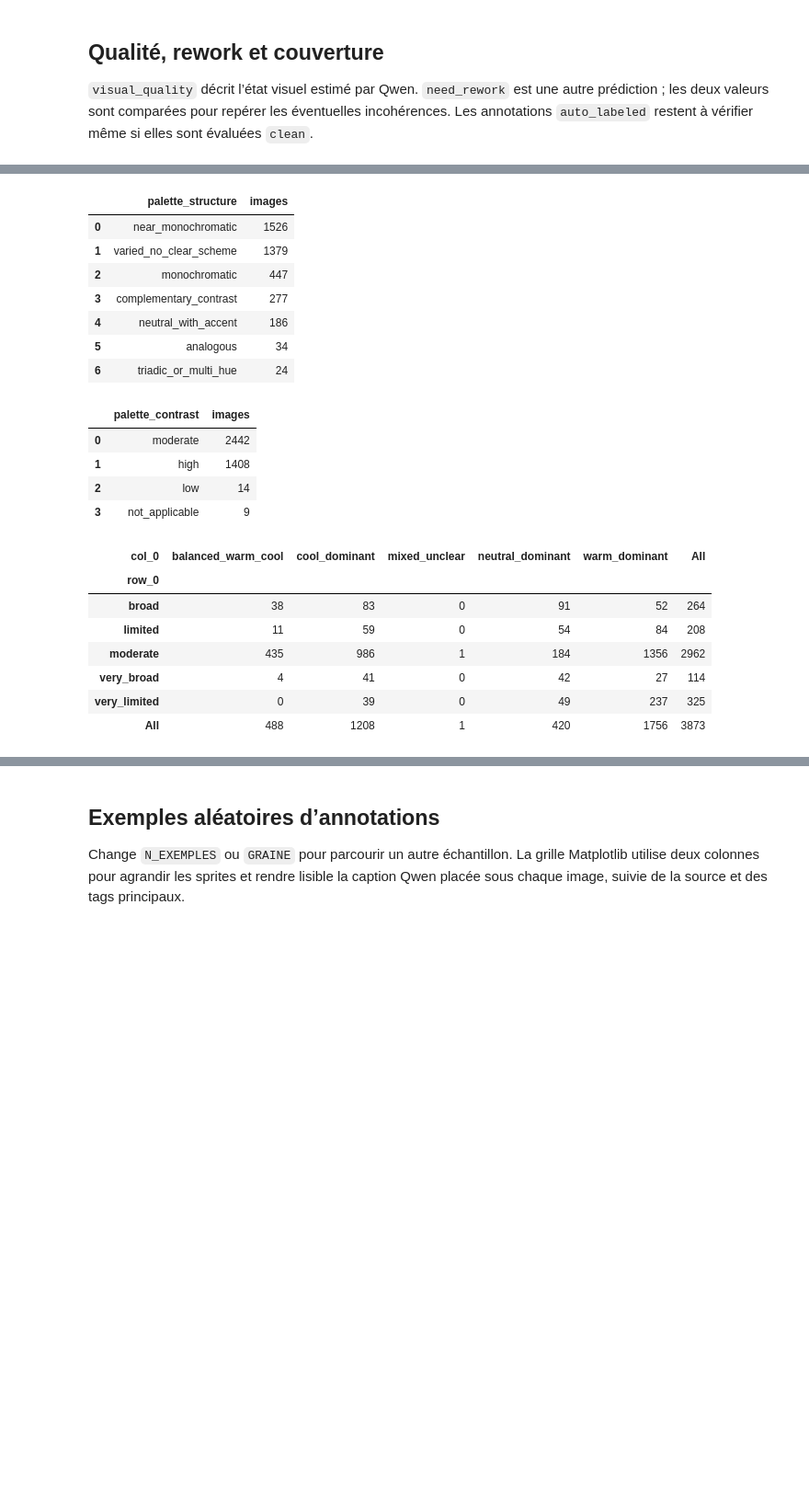
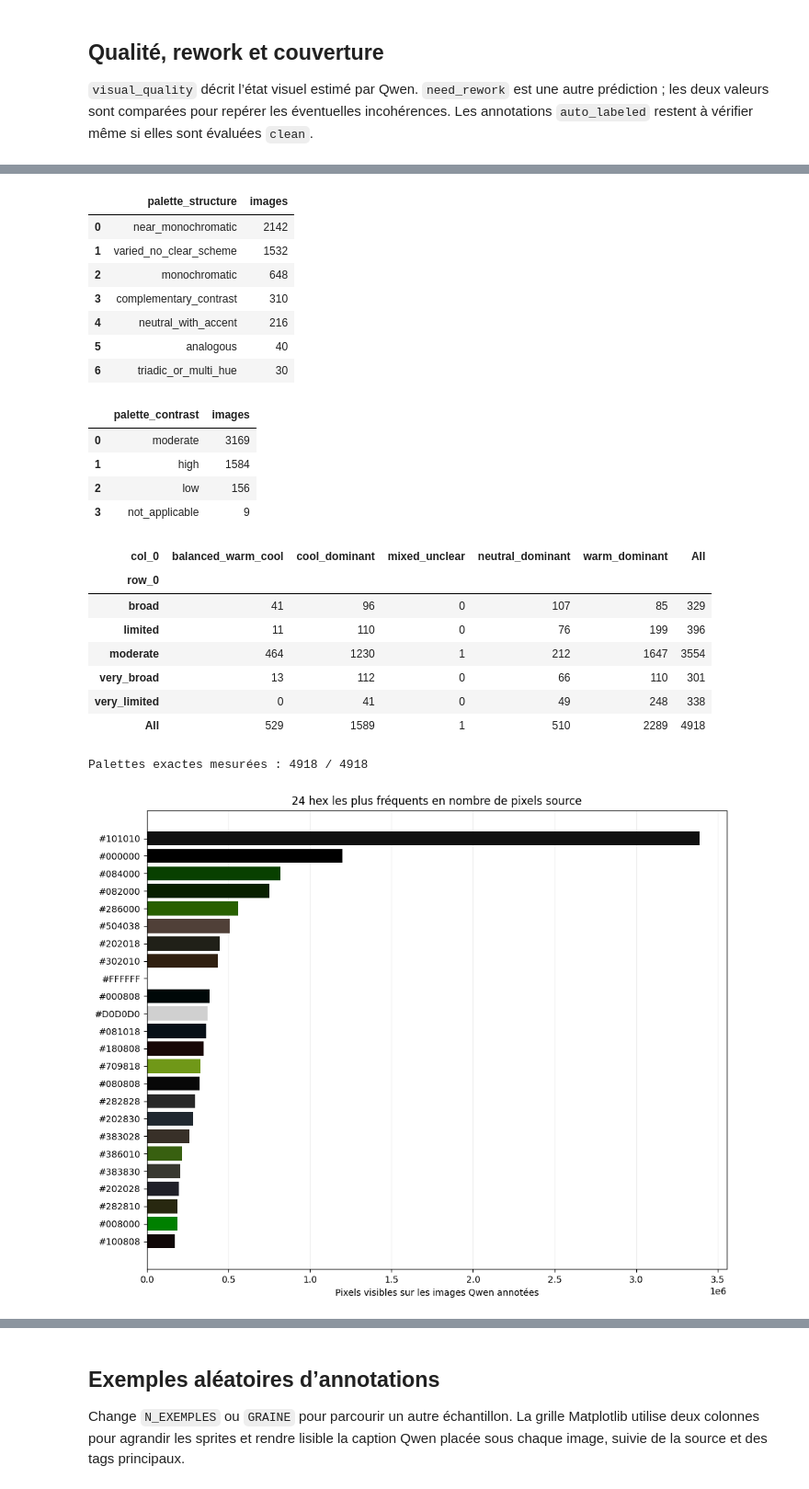
Before and after one commit to EthanCarollo/iris-pixelart, a Jupyter notebook: notebook/dataset/analysis/analyse_dataset.ipynb, the cells around one changed output, grey strips where cells are left out. Shown at 92% size. Saved outputs shown, nothing was run; the diff lists cells and outputs as text; code cells hidden in the pictures; blank space fills up the shorter version.

```diff
--- a/notebook/dataset/analysis/analyse_dataset.ipynb
+++ b/notebook/dataset/analysis/analyse_dataset.ipynb
@@ -27,7 +27,11 @@ HF_TOKEN = os.environ.get('HF_TOKEN') or os.environ.get('HUGGINGFACE_HUB_TOKEN')
 cwd = Path.cwd().resolve()
 project_roots = [p for p in (cwd, *cwd.parents) if (p / 'notebook/dataset').is_dir()]
 PROJECT_ROOT = project_roots[0] if project_roots else cwd
-LOCAL_ANNOTATIONS = PROJECT_ROOT / 'notebook/dataset/taxonomy/taxonomy_work/annotations_v3_4_full_color.jsonl'
+LOCAL_ANNOTATION_CANDIDATES = [
+    PROJECT_ROOT / 'notebook/dataset/taxonomy/taxonomy_work/annotations_v3_4_exact_palette.jsonl',
+    PROJECT_ROOT / 'notebook/dataset/taxonomy/taxonomy_work/annotations_v3_4_full_color.jsonl',
+]
+LOCAL_ANNOTATIONS = next((candidate for candidate in LOCAL_ANNOTATION_CANDIDATES if candidate.is_file()), LOCAL_ANNOTATION_CANDIDATES[0])
 
 # Priorité : override explicite, fichier vivant local, puis snapshot Qwen3.8 le plus récent sur HF.
 if ANNOTATION_FILE_OVERRIDE:
@@ -229,5 +233,40 @@ palette_cross = pd.crosstab(
     margins=True,
 )
 display(palette_cross)
+
+# Palette exacte : une couleur compte une fois par image dans la fréquence d’image,
+# et ses pixels sont additionnés séparément pour mesurer son poids visuel.
+exact_image_counts = Counter()
+exact_pixel_counts = Counter()
+for row in qwen_rows:
+    measurements = row.get('color_measurements', {})
+    if measurements.get('status') != 'measured':
+        continue
+    seen_rgb = set()
+    for color in measurements.get('palette_hex', []):
+        hex_code = color.get('hex')
+        if hex_code:
+            # Plusieurs alpha peuvent partager le même RGB : compter une fois par image.
+            exact_pixel_counts[hex_code] += color.get('pixel_count', 0)
+            if hex_code not in seen_rgb:
+                exact_image_counts[hex_code] += 1
+                seen_rgb.add(hex_code)
+print('Palettes exactes mesurées :', sum(row.get('color_measurements', {}).get('status') == 'measured' for row in qwen_rows), '/', len(qwen_rows))
+exact_rows = [
+    {'hex': color, 'images': exact_image_counts[color], 'pixels visibles': exact_pixel_counts[color]}
+    for color in exact_pixel_counts
+]
+exact_table = pd.DataFrame(exact_rows).sort_values('pixels visibles', ascending=False)
+if not exact_table.empty:
+    top_exact = exact_table.head(24).sort_values('pixels visibles')
+    fig, ax = plt.subplots(figsize=(10, 8))
+    ax.barh(top_exact['hex'], top_exact['pixels visibles'], color=top_exact['hex'])
+    ax.set_title('24 hex les plus fréquents en nombre de pixels source')
+    ax.set_xlabel('Pixels visibles sur les images Qwen annotées')
+    ax.grid(axis='x', alpha=.2)
+    ax.set_axisbelow(True)
+    plt.tight_layout()
+    plt.show()
+    display(exact_table.head(100))
 # %% [output]
 |  | famille de couleur | images |
@@ -259,22 +298,24 @@ display(palette_cross)
 | 4 | mixed_unclear | 1 |
 |  | palette_structure | images |
-| 0 | near_monochromatic | 1526 |
-| 1 | varied_no_clear_scheme | 1379 |
-| 2 | monochromatic | 447 |
-| 3 | complementary_contrast | 277 |
-| 4 | neutral_with_accent | 186 |
-| 5 | analogous | 34 |
-| 6 | triadic_or_multi_hue | 24 |
+| 0 | near_monochromatic | 2142 |
+| 1 | varied_no_clear_scheme | 1532 |
+| 2 | monochromatic | 648 |
+| 3 | complementary_contrast | 310 |
+| 4 | neutral_with_accent | 216 |
+| 5 | analogous | 40 |
+| 6 | triadic_or_multi_hue | 30 |
 |  | palette_contrast | images |
-| 0 | moderate | 2442 |
-| 1 | high | 1408 |
-| 2 | low | 14 |
+| 0 | moderate | 3169 |
+| 1 | high | 1584 |
+| 2 | low | 156 |
 | 3 | not_applicable | 9 |
 | col_0 | balanced_warm_cool | cool_dominant | mixed_unclear | neutral_dominant | warm_dominant | All |
 | row_0 |  |  |  |  |  |  |
-| broad | 38 | 83 | 0 | 91 | 52 | 264 |
-| limited | 11 | 59 | 0 | 54 | 84 | 208 |
-| moderate | 435 | 986 | 1 | 184 | 1356 | 2962 |
-| very_broad | 4 | 41 | 0 | 42 | 27 | 114 |
-| very_limited | 0 | 39 | 0 | 49 | 237 | 325 |
-| All | 488 | 1208 | 1 | 420 | 1756 | 3873 |
+| broad | 41 | 96 | 0 | 107 | 85 | 329 |
+| limited | 11 | 110 | 0 | 76 | 199 | 396 |
+| moderate | 464 | 1230 | 1 | 212 | 1647 | 3554 |
+| very_broad | 13 | 112 | 0 | 66 | 110 | 301 |
+| very_limited | 0 | 41 | 0 | 49 | 248 | 338 |
+| All | 529 | 1589 | 1 | 510 | 2289 | 4918 |
+Palettes exactes mesurées : 4918 / 4918
+[figure, added]
```
Also changed, not shown: parts of 7 cells of this notebook, 8 other files.
